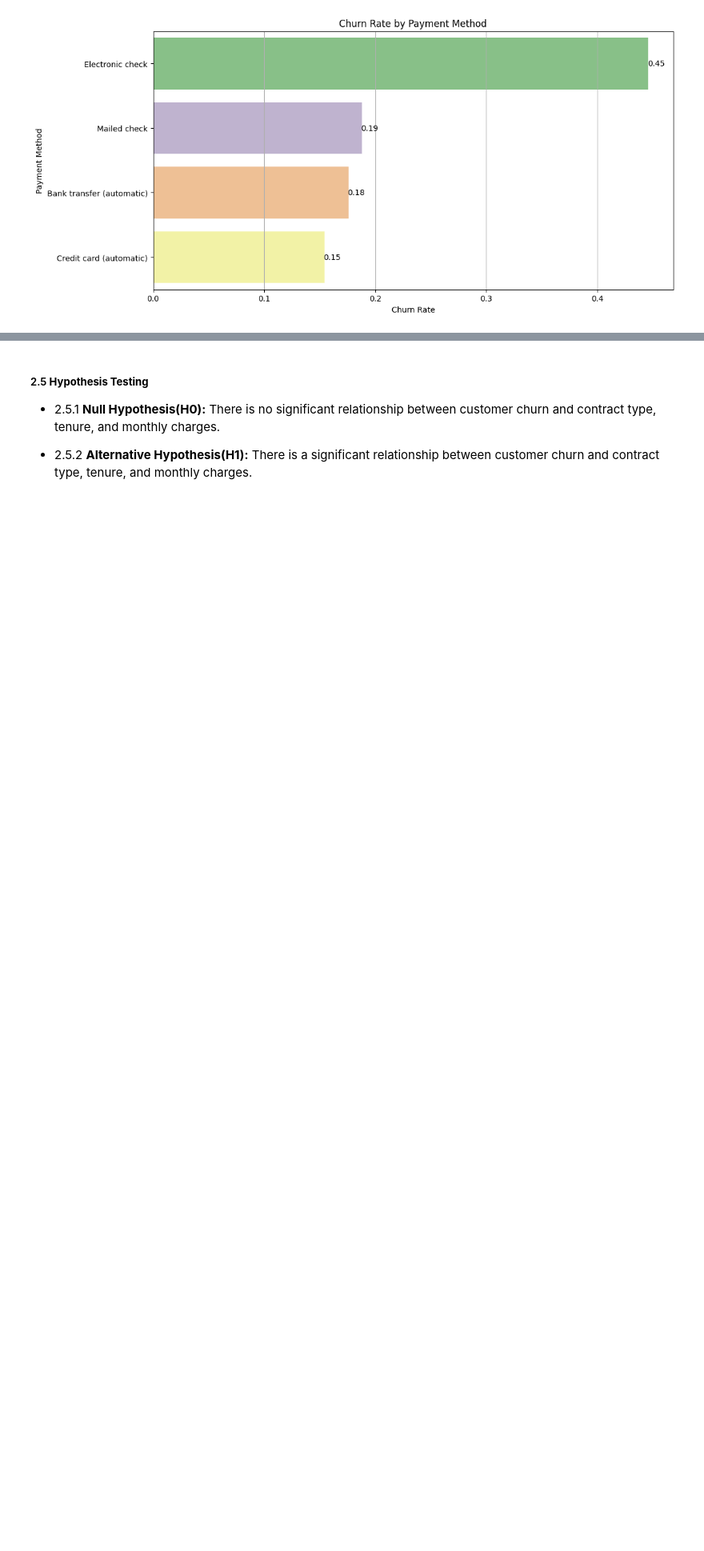
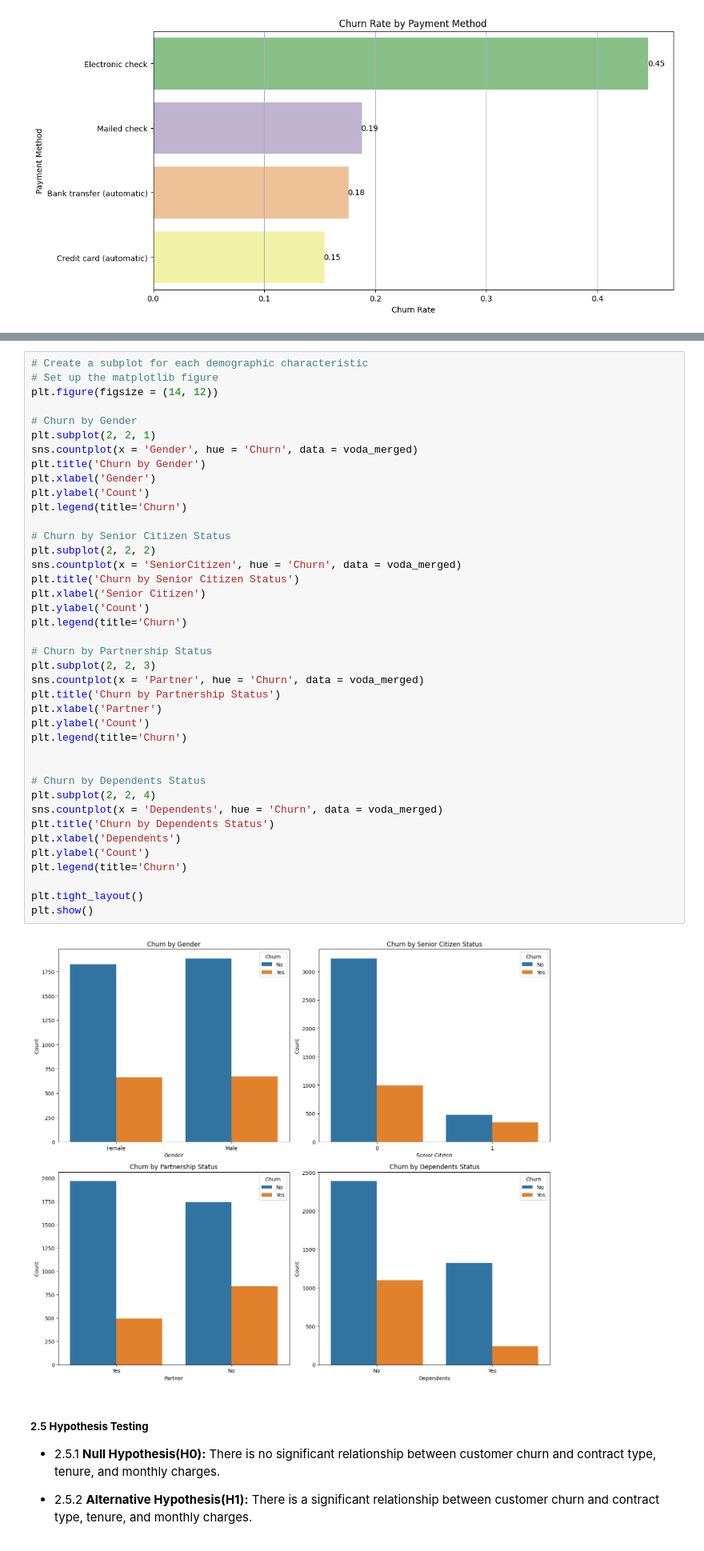
Before and after one commit to BamBamOguns/Customer-Churn-Prediction-Vodafone-Corporation-, a Jupyter notebook: notebooks/main.ipynb, the cells around one changed output, grey strips where cells are left out. Shown at 80% size. Drawn from its saved outputs; the diff is of its cells as text; blank space fills up the shorter version.

```diff
--- a/notebooks/main.ipynb
+++ b/notebooks/main.ipynb
@@ -963,3 +923,45 @@ plt.show()
+# %%
+# Create a subplot for each demographic characteristic
+# Set up the matplotlib figure
+plt.figure(figsize = (14, 12))
+
+# Churn by Gender
+plt.subplot(2, 2, 1)
+sns.countplot(x = 'Gender', hue = 'Churn', data = voda_merged)
+plt.title('Churn by Gender')
+plt.xlabel('Gender')
+plt.ylabel('Count')
+plt.legend(title='Churn')
+
+# Churn by Senior Citizen Status
+plt.subplot(2, 2, 2)
+sns.countplot(x = 'SeniorCitizen', hue = 'Churn', data = voda_merged)
+plt.title('Churn by Senior Citizen Status')
+plt.xlabel('Senior Citizen')
+plt.ylabel('Count')
+plt.legend(title='Churn')
+
+# Churn by Partnership Status
+plt.subplot(2, 2, 3)
+sns.countplot(x = 'Partner', hue = 'Churn', data = voda_merged)
+plt.title('Churn by Partnership Status')
+plt.xlabel('Partner')
+plt.ylabel('Count')
+plt.legend(title='Churn')
+
+
+# Churn by Dependents Status
+plt.subplot(2, 2, 4)
+sns.countplot(x = 'Dependents', hue = 'Churn', data = voda_merged)
+plt.title('Churn by Dependents Status')
+plt.xlabel('Dependents')
+plt.ylabel('Count')
+plt.legend(title='Churn')
+
+plt.tight_layout()
+plt.show()
+# %% [output]
+[figure, added]
 # %% [markdown]
 ##### 2.5 **Hypothesis Testing**
 
```
Also changed, not shown: parts of 64 cells of this notebook, 4 other files.
